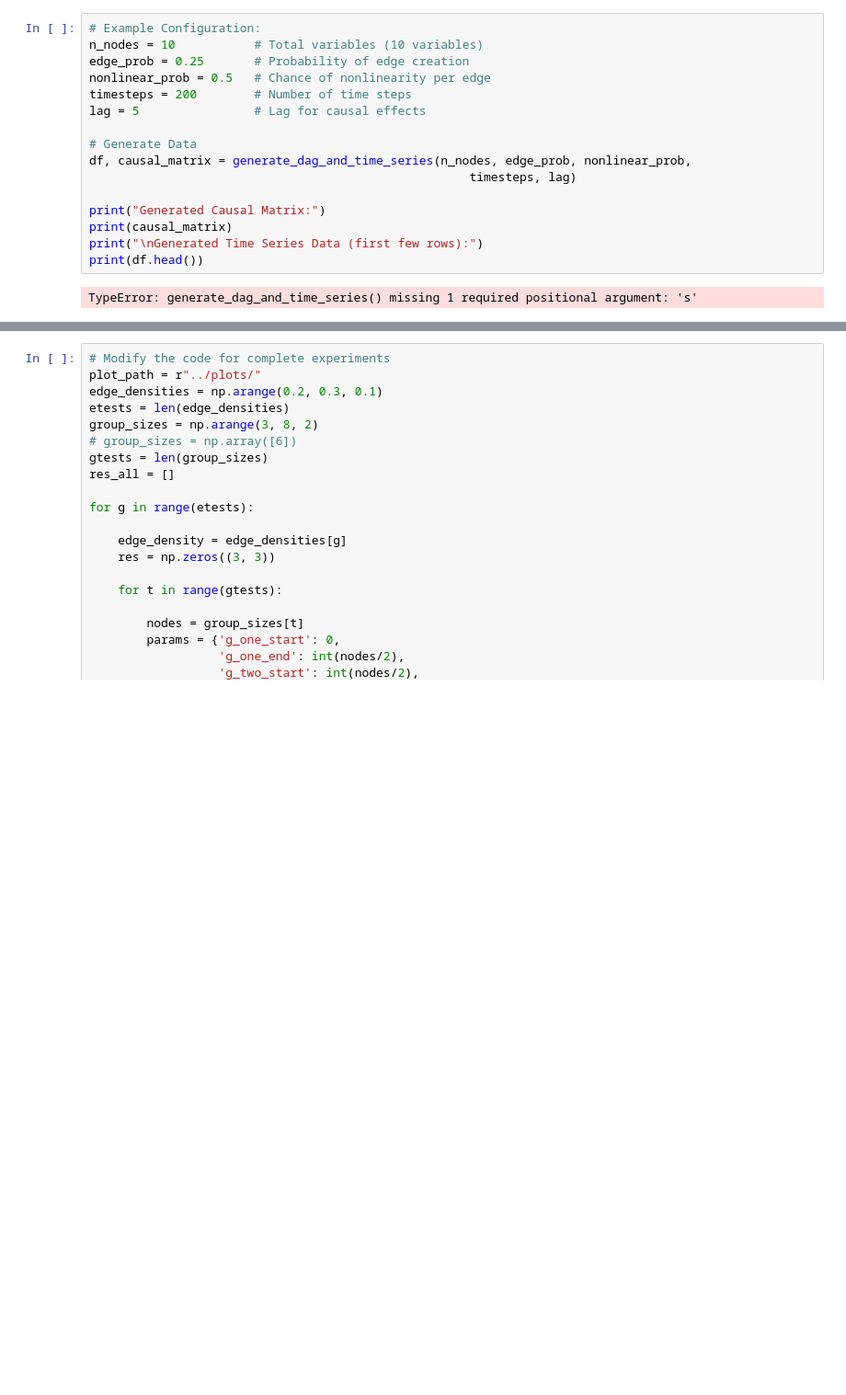
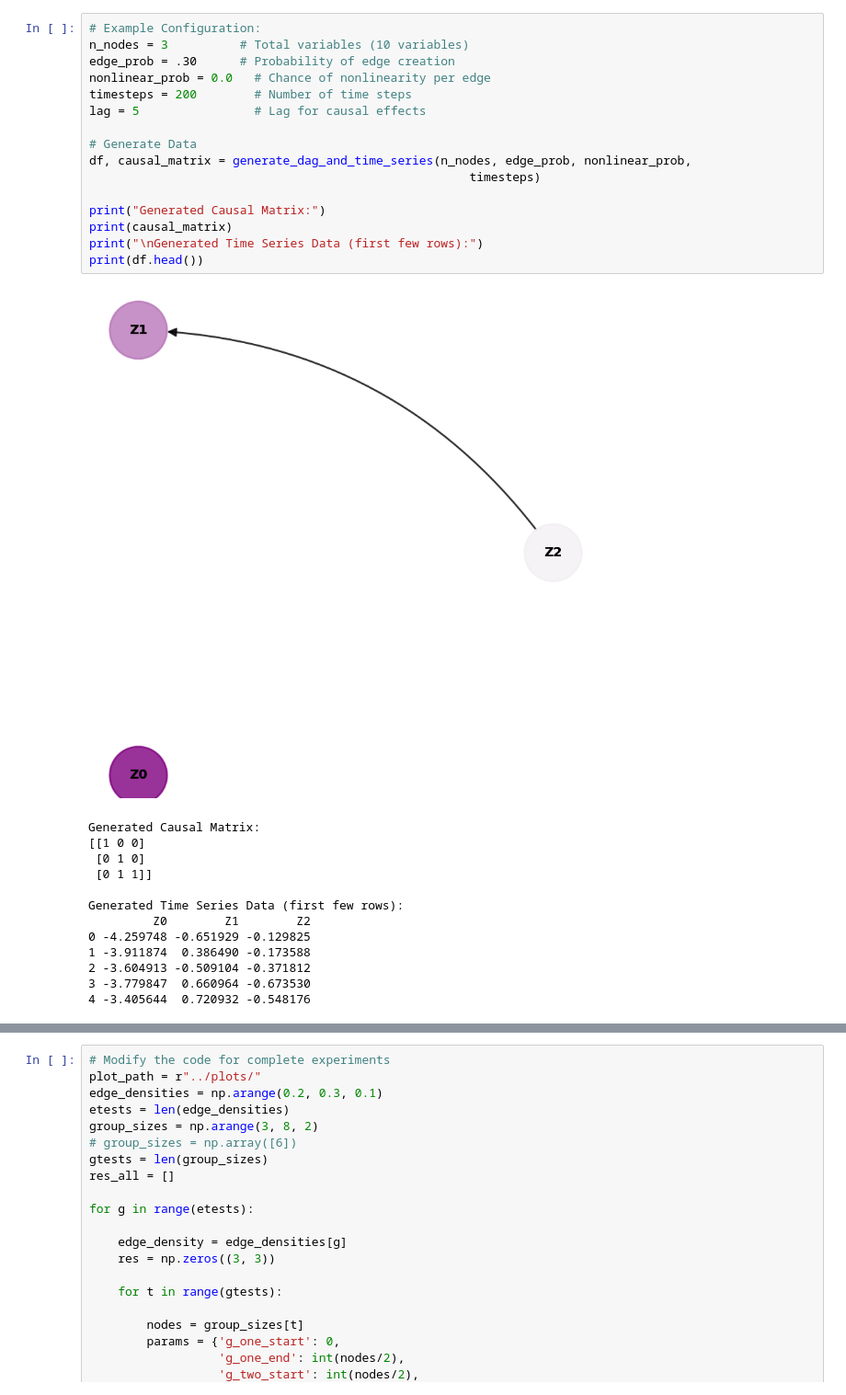
Before and after one commit to wasimahmadpk/cdmi, a Jupyter notebook: src/scms.ipynb, the cells around one changed output, grey strips where cells are left out. Shown at 92% size. Drawn from its saved outputs; the diff is of its cells as text; blank space fills up the shorter version.

```diff
--- a/src/scms.ipynb
+++ b/src/scms.ipynb
@@ -21,18 +65,30 @@ np.random.seed(1)
 # %%
 # Example Configuration:
-n_nodes = 10           # Total variables (10 variables)
-edge_prob = 0.25       # Probability of edge creation
-nonlinear_prob = 0.5   # Chance of nonlinearity per edge
+n_nodes = 3          # Total variables (10 variables)
+edge_prob = .30      # Probability of edge creation
+nonlinear_prob = 0.0   # Chance of nonlinearity per edge
 timesteps = 200        # Number of time steps
 lag = 5                # Lag for causal effects
 
 # Generate Data
 df, causal_matrix = generate_dag_and_time_series(n_nodes, edge_prob, nonlinear_prob,
-                                                     timesteps, lag)
+                                                     timesteps)
 
 print("Generated Causal Matrix:")
 print(causal_matrix)
 print("\nGenerated Time Series Data (first few rows):")
 print(df.head())
 # %% [output]
+[figure, added]
-TypeError: generate_dag_and_time_series() missing 1 required positional argument: 's'
+Generated Causal Matrix:
+[[1 0 0]
+ [0 1 0]
+ [0 1 1]]
+
+Generated Time Series Data (first few rows):
+         Z0        Z1        Z2
+0 -4.259748 -0.651929 -0.129825
+1 -3.911874  0.386490 -0.173588
+2 -3.604913 -0.509104 -0.371812
+3 -3.779847  0.660964 -0.673530
+4 -3.405644  0.720932 -0.548176
```
Also changed, not shown: parts of 10 cells of this notebook, 3 other files.
